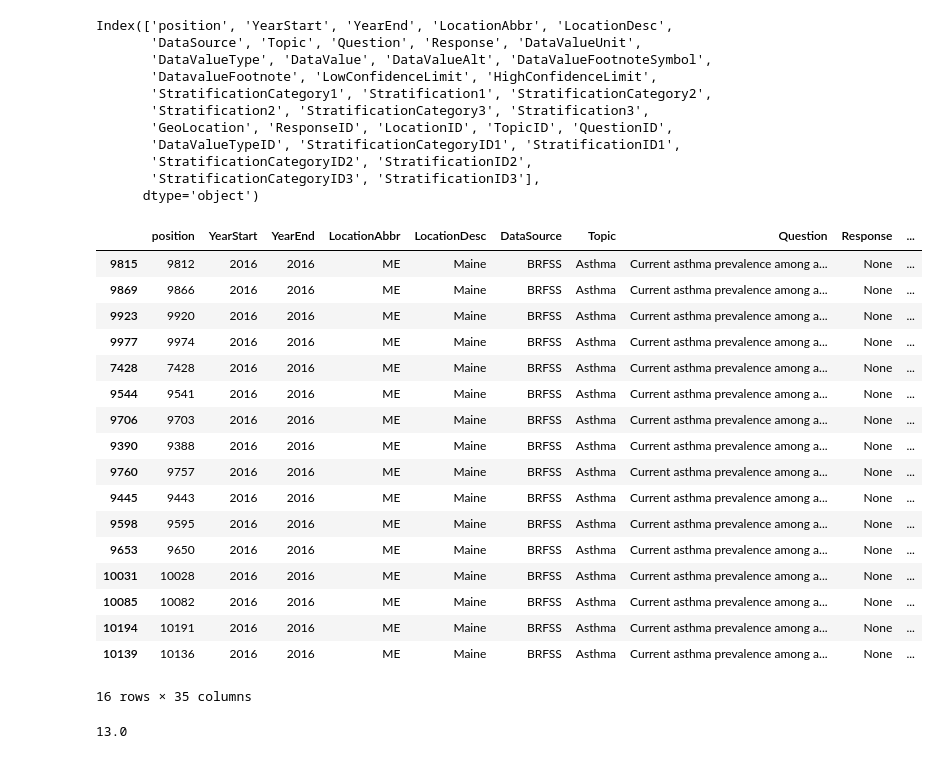
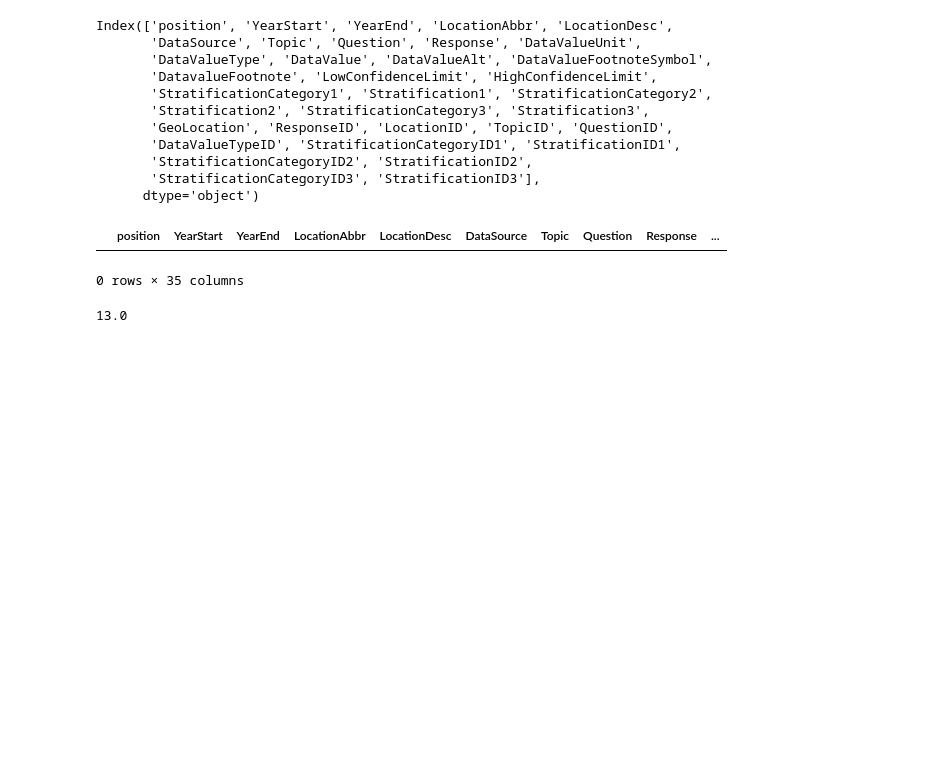
Before and after one commit to max-miller/dsc-exploring-and-transforming-json-schemas-lab-nyc-ds-career-042219, a Jupyter notebook: index.ipynb, the cells around one changed output. Drawn from its saved outputs; the diff is of its cells as text; code cells hidden in the pictures; blank space fills up the shorter version.

```diff
--- a/index.ipynb
+++ b/index.ipynb
@@ -87,28 +87,12 @@ Index(['position', 'YearStart', 'YearEnd', 'LocationAbbr', 'LocationDesc',
 # %%
 df.columns
 df['Topic'].value_counts()
 df[df['Topic']=='Asthma']['Question'].value_counts()
 df[(df['Topic']=='Asthma')&(df['Question']=='Current asthma prevalence among adults aged >= 18 years')
-  &(df['LocationAbbr']=='ME')].sort_values(by = ['DataValue'])
+  &(df['StratificationCategoryID1']=='Overall')].sort_values(by = ['DataValue'])
 # %% [output]
 |  | position | YearStart | YearEnd | LocationAbbr | LocationDesc | DataSource | Topic | Question | Response | ... |
-| 9815 | 9812 | 2016 | 2016 | ME | Maine | BRFSS | Asthma | Current asthma prevalence among a... | None | ... |
-| 9869 | 9866 | 2016 | 2016 | ME | Maine | BRFSS | Asthma | Current asthma prevalence among a... | None | ... |
-| 9923 | 9920 | 2016 | 2016 | ME | Maine | BRFSS | Asthma | Current asthma prevalence among a... | None | ... |
-| 9977 | 9974 | 2016 | 2016 | ME | Maine | BRFSS | Asthma | Current asthma prevalence among a... | None | ... |
-| 7428 | 7428 | 2016 | 2016 | ME | Maine | BRFSS | Asthma | Current asthma prevalence among a... | None | ... |
-| 9544 | 9541 | 2016 | 2016 | ME | Maine | BRFSS | Asthma | Current asthma prevalence among a... | None | ... |
-| 9706 | 9703 | 2016 | 2016 | ME | Maine | BRFSS | Asthma | Current asthma prevalence among a... | None | ... |
-| 9390 | 9388 | 2016 | 2016 | ME | Maine | BRFSS | Asthma | Current asthma prevalence among a... | None | ... |
-| 9760 | 9757 | 2016 | 2016 | ME | Maine | BRFSS | Asthma | Current asthma prevalence among a... | None | ... |
-| 9445 | 9443 | 2016 | 2016 | ME | Maine | BRFSS | Asthma | Current asthma prevalence among a... | None | ... |
-| 9598 | 9595 | 2016 | 2016 | ME | Maine | BRFSS | Asthma | Current asthma prevalence among a... | None | ... |
-| 9653 | 9650 | 2016 | 2016 | ME | Maine | BRFSS | Asthma | Current asthma prevalence among a... | None | ... |
-| 10031 | 10028 | 2016 | 2016 | ME | Maine | BRFSS | Asthma | Current asthma prevalence among a... | None | ... |
-| 10085 | 10082 | 2016 | 2016 | ME | Maine | BRFSS | Asthma | Current asthma prevalence among a... | None | ... |
-| 10194 | 10191 | 2016 | 2016 | ME | Maine | BRFSS | Asthma | Current asthma prevalence among a... | None | ... |
-| 10139 | 10136 | 2016 | 2016 | ME | Maine | BRFSS | Asthma | Current asthma prevalence among a... | None | ... |
-16 rows × 35 columns
+0 rows × 35 columns
 # %%
 values = []
 for n in range(0,len(df)):
```
